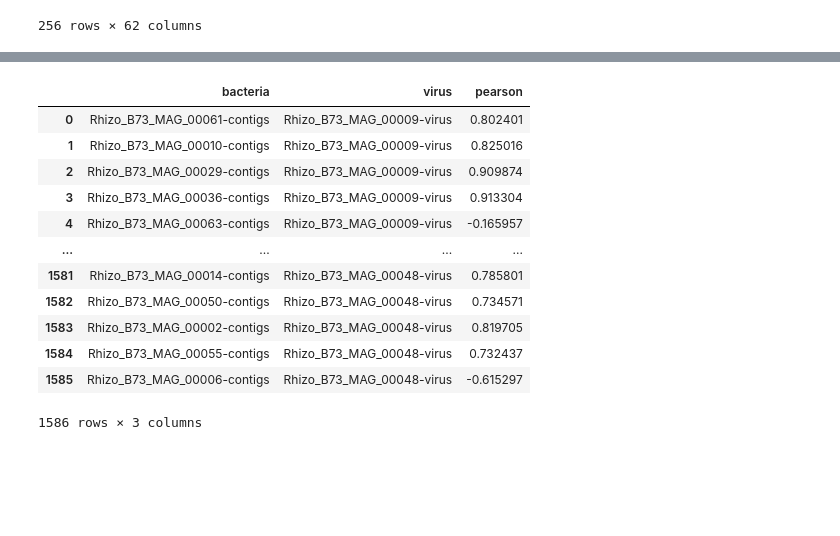
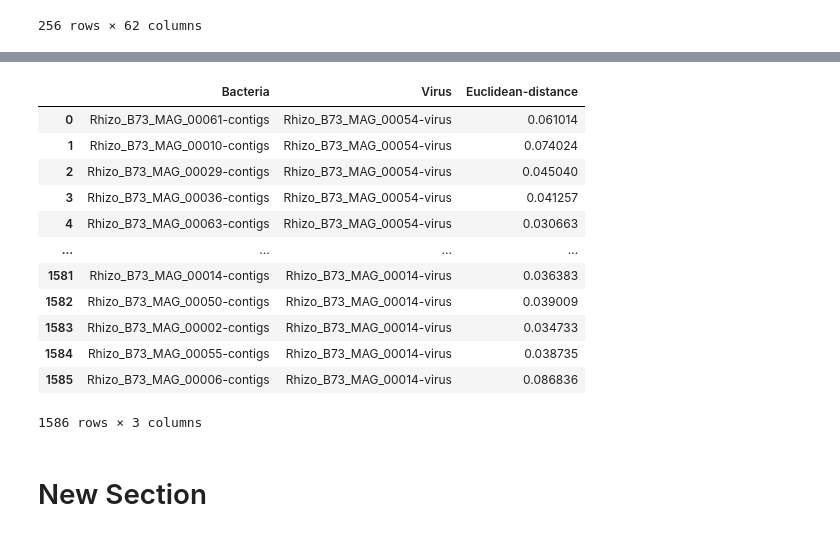
Before and after one commit to pyadav06/VirusHost, a Jupyter notebook: Tetranucleotide.ipynb, the cells around one changed output, grey strips where cells are left out. Saved outputs shown, nothing was run; the diff lists cells and outputs as text; code cells hidden in the pictures; blank space fills up the shorter version.

```diff
--- a/Tetranucleotide.ipynb
+++ b/Tetranucleotide.ipynb
@@ -55,11 +49,11 @@ def get_df(dir):
 
       # This would print all the files and directories
       for file in directories:
-          filename=str(file).replace(".fasta","")
+          filename=str(file).replace(".fa","")
           window_size = 4
           dict1={}
           c=0
-          filepath=dir+"/"+str(filename)+".fasta"
+          filepath=dir+"/"+str(filename)+".fa"
           boolean=os.path.exists(filepath)
           if boolean==False:
             continue
@@ -126,30 +111,30 @@ AttributeError: ignored
 # %%
-from scipy.stats import pearsonr
-
+from scipy.spatial import distance
 virus_list=list(Virus.columns[1:])
 bacteria_list=list(Bacteria.columns[1:])
 lst_corr=[]
 
 for i in virus_list:
   for j in bacteria_list:
     bacteria_series=Bacteria[j]
     virus_series=Virus[i]
-    corr=pearsonr(bacteria_series, virus_series)[0]
-    lst_corr.append((j,i,corr))
-
-result=pd.DataFrame(lst_corr,columns = ['bacteria','virus','pearson'])
+    dst = distance.euclidean(bacteria_series, virus_series)
+    lst_corr.append((j,i,dst))
+result=pd.DataFrame(lst_corr,columns = ['Bacteria','Virus','Euclidean-distance'])
 result
 # %% [output]
-|  | bacteria | virus | pearson |
-| 0 | Rhizo_B73_MAG_00061-contigs | Rhizo_B73_MAG_00009-virus | 0.802401 |
-| 1 | Rhizo_B73_MAG_00010-contigs | Rhizo_B73_MAG_00009-virus | 0.825016 |
-| 2 | Rhizo_B73_MAG_00029-contigs | Rhizo_B73_MAG_00009-virus | 0.909874 |
-| 3 | Rhizo_B73_MAG_00036-contigs | Rhizo_B73_MAG_00009-virus | 0.913304 |
-| 4 | Rhizo_B73_MAG_00063-contigs | Rhizo_B73_MAG_00009-virus | -0.165957 |
+|  | Bacteria | Virus | Euclidean-distance |
+| 0 | Rhizo_B73_MAG_00061-contigs | Rhizo_B73_MAG_00054-virus | 0.061014 |
+| 1 | Rhizo_B73_MAG_00010-contigs | Rhizo_B73_MAG_00054-virus | 0.074024 |
+| 2 | Rhizo_B73_MAG_00029-contigs | Rhizo_B73_MAG_00054-virus | 0.045040 |
+| 3 | Rhizo_B73_MAG_00036-contigs | Rhizo_B73_MAG_00054-virus | 0.041257 |
+| 4 | Rhizo_B73_MAG_00063-contigs | Rhizo_B73_MAG_00054-virus | 0.030663 |
 | ... | ... | ... | ... |
-| 1581 | Rhizo_B73_MAG_00014-contigs | Rhizo_B73_MAG_00048-virus | 0.785801 |
-| 1582 | Rhizo_B73_MAG_00050-contigs | Rhizo_B73_MAG_00048-virus | 0.734571 |
-| 1583 | Rhizo_B73_MAG_00002-contigs | Rhizo_B73_MAG_00048-virus | 0.819705 |
-| 1584 | Rhizo_B73_MAG_00055-contigs | Rhizo_B73_MAG_00048-virus | 0.732437 |
-| 1585 | Rhizo_B73_MAG_00006-contigs | Rhizo_B73_MAG_00048-virus | -0.615297 |
+| 1581 | Rhizo_B73_MAG_00014-contigs | Rhizo_B73_MAG_00014-virus | 0.036383 |
+| 1582 | Rhizo_B73_MAG_00050-contigs | Rhizo_B73_MAG_00014-virus | 0.039009 |
+| 1583 | Rhizo_B73_MAG_00002-contigs | Rhizo_B73_MAG_00014-virus | 0.034733 |
+| 1584 | Rhizo_B73_MAG_00055-contigs | Rhizo_B73_MAG_00014-virus | 0.038735 |
+| 1585 | Rhizo_B73_MAG_00006-contigs | Rhizo_B73_MAG_00014-virus | 0.086836 |
 1586 rows × 3 columns
+# %% [markdown]
+# New Section
```
Also changed, not shown: parts of 5 cells of this notebook.
